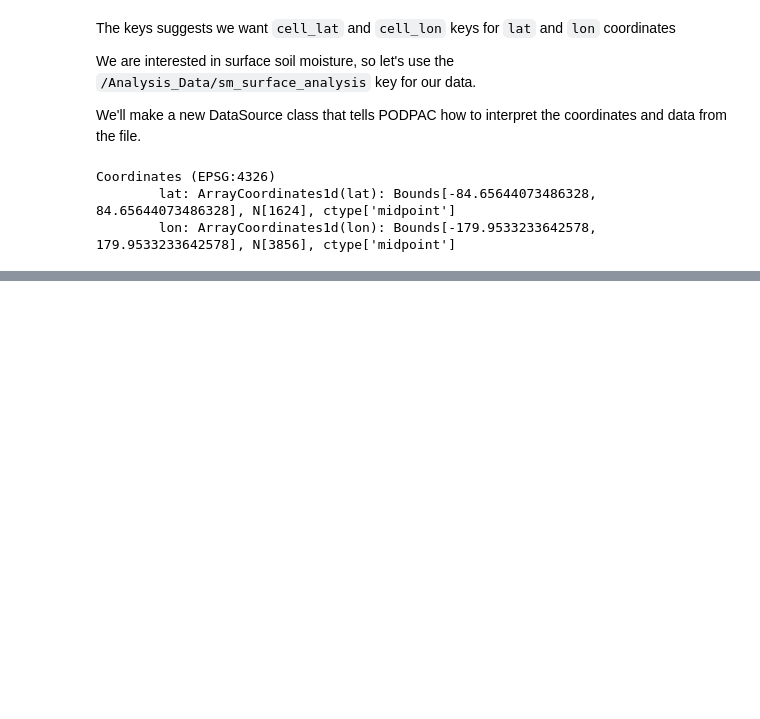
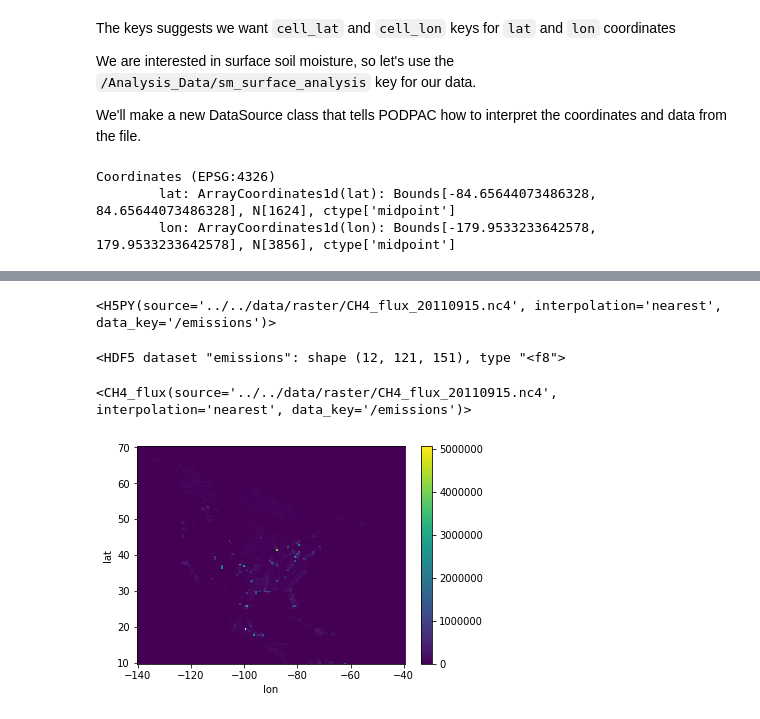
Before and after one commit to creare-com/podpac-examples, a Jupyter notebook: notebooks/1-reading-data/hdf5-file.ipynb, the cells around one changed output, grey strips where cells are left out. Saved outputs shown, nothing was run; the diff lists cells and outputs as text; code cells hidden in the pictures; blank space fills up the shorter version.

```diff
--- a/notebooks/1-reading-data/hdf5-file.ipynb
+++ b/notebooks/1-reading-data/hdf5-file.ipynb
@@ -167,0 +164,53 @@ pass
+# %%
+import podpac
+
+# Path to the NetCDF file
+# CMS Flux: https://disc.gsfc.nasa.gov/datasets/CMS_CH4_FLX_NAD_1/summary
+filename = '../../data/raster/CH4_flux_20110915.nc4'
+
+# Set up the PODPAC node to read this file.
+# Unfortunately, the data_key emissions is a 3D array, with the 0th row representing type of emissions (12 separate types)
+node = podpac.data.H5PY(source=filename, data_key="/emissions", lat_key="/Lat", lon_key="/Lon")
+node
+# %% [output]
+<H5PY(source='../../data/raster/CH4_flux_20110915.nc4', interpolation='nearest', data_key='/emissions')>
+# %%
+node.dataset["emissions"]
+# %% [output]
+<HDF5 dataset "emissions": shape (12, 121, 151), type "<f8">
+# %%
+# Define a new class, inheriting from the PODPAC H5PY class
+class CH4_flux(podpac.data.H5PY):
+    # keys for data values
+    data_key = '/emissions'
+    lat_key = '/Lat'
+    lon_key = '/Lon'
+
+    # Overwrite the 'get_data' function of podpac.data.H5PY
+    # In this dataset, 'emissions' is a 3-D array with the row element
+    # representing the source of the emissions.
+    # See https://acdisc.gsfc.nasa.gov/data/CMS/CMS_CH4_FLX_NAD.1/doc/README.CMS_CH4_FLX_NAD_V1.pdf
+    def get_data(self, coordinates, coordinates_index):
+
+        # helper function to create output UnitsDataArray around `coordinates`
+        data = self.create_output_array(coordinates)
+
+        # take the 0th row == total emissions
+        # select other rows based on coordinates_index (handled by PODPAC)
+        # in this case, coordinates_index[0] == lat, and coordinates_index[1] == lon
+        data[:] = self.dataset[self.data_key][0, coordinates_index[0], coordinates_index[1]]
+
+        return data
+# %%
+# create a new node from our custom DataSource
+node = CH4_flux(source=filename)
+node
+# %% [output]
+<CH4_flux(source='../../data/raster/CH4_flux_20110915.nc4', interpolation='nearest', data_key='/emissions')>
+# %%
+# retrieve all of the data at the native resolution into memory and plot
+output = node.eval(node.native_coordinates)
+output.plot()
+pass
+# %% [output]
+[figure, added]
```
Also changed, not shown: parts of 13 cells of this notebook, 6 other files.
